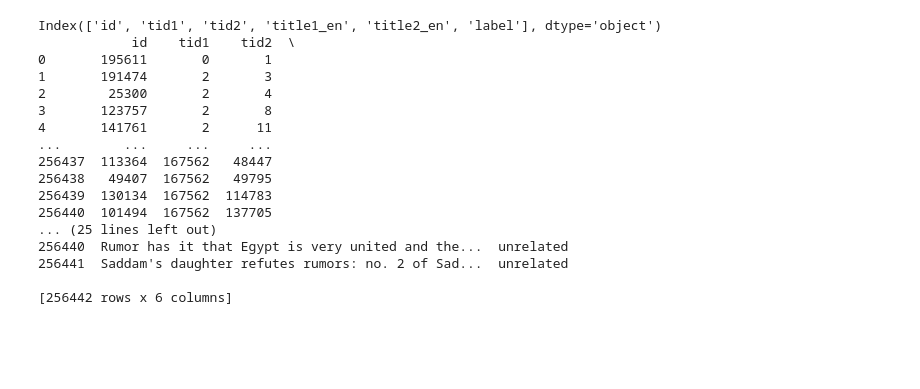
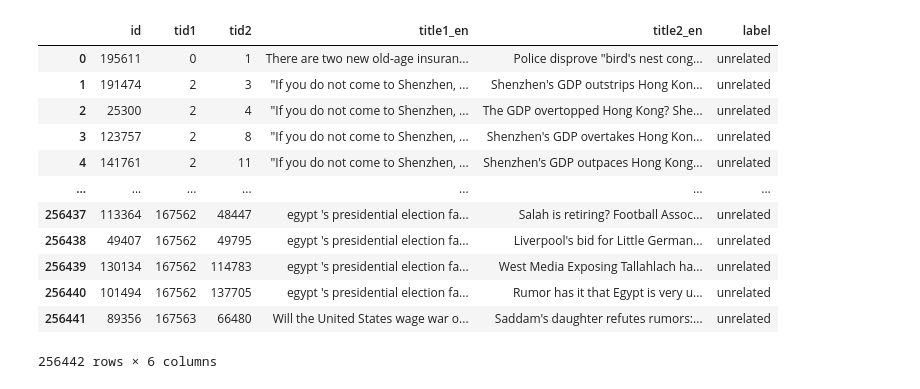
Before and after one commit to Kem975/CS579_Project2, a Jupyter notebook: main.ipynb, the cells around one changed output. Drawn from its saved outputs; the diff is of its cells as text; code cells hidden in the pictures; blank space fills up the shorter version.

```diff
--- a/main.ipynb
+++ b/main.ipynb
@@ -4,24 +9,19 @@ import numpy as np
 # %%
 train = pd.read_csv("option1-data/train.csv")
 test = pd.read_csv("option1-data/test.csv")
-# %%
-print(train.columns)
-print(train)
-# %% [output]
-Index(['id', 'tid1', 'tid2', 'title1_en', 'title2_en', 'label'], dtype='object')
-            id    tid1    tid2  \
-0       195611       0       1
-1       191474       2       3
-2        25300       2       4
-3       123757       2       8
-4       141761       2      11
-...        ...     ...     ...
-256437  113364  167562   48447
-256438   49407  167562   49795
-256439  130134  167562  114783
-256440  101494  167562  137705
-... (25 lines left out)
-256440  Rumor has it that Egypt is very united and the...  unrelated
-256441  Saddam's daughter refutes rumors: no. 2 of Sad...  unrelated
-
-[256442 rows x 6 columns]
+# %%
+train
+# %% [output]
+|  | id | tid1 | tid2 | title1_en | title2_en | label |
+| 0 | 195611 | 0 | 1 | There are two new old-age insuran... | Police disprove "bird's nest cong... | unrelated |
+| 1 | 191474 | 2 | 3 | "If you do not come to Shenzhen, ... | Shenzhen's GDP outstrips Hong Kon... | unrelated |
+| 2 | 25300 | 2 | 4 | "If you do not come to Shenzhen, ... | The GDP overtopped Hong Kong? She... | unrelated |
+| 3 | 123757 | 2 | 8 | "If you do not come to Shenzhen, ... | Shenzhen's GDP overtakes Hong Kon... | unrelated |
+| 4 | 141761 | 2 | 11 | "If you do not come to Shenzhen, ... | Shenzhen's GDP outpaces Hong Kong... | unrelated |
+| ... | ... | ... | ... | ... | ... | ... |
+| 256437 | 113364 | 167562 | 48447 | egypt 's presidential election fa... | Salah is retiring? Football Assoc... | unrelated |
+| 256438 | 49407 | 167562 | 49795 | egypt 's presidential election fa... | Liverpool's bid for Little German... | unrelated |
+| 256439 | 130134 | 167562 | 114783 | egypt 's presidential election fa... | West Media Exposing Tallahlach ha... | unrelated |
+| 256440 | 101494 | 167562 | 137705 | egypt 's presidential election fa... | Rumor has it that Egypt is very u... | unrelated |
+| 256441 | 89356 | 167563 | 66480 | Will the United States wage war o... | Saddam's daughter refutes rumors:... | unrelated |
+256442 rows × 6 columns
```
Also changed, not shown: parts of 12 cells of this notebook.
